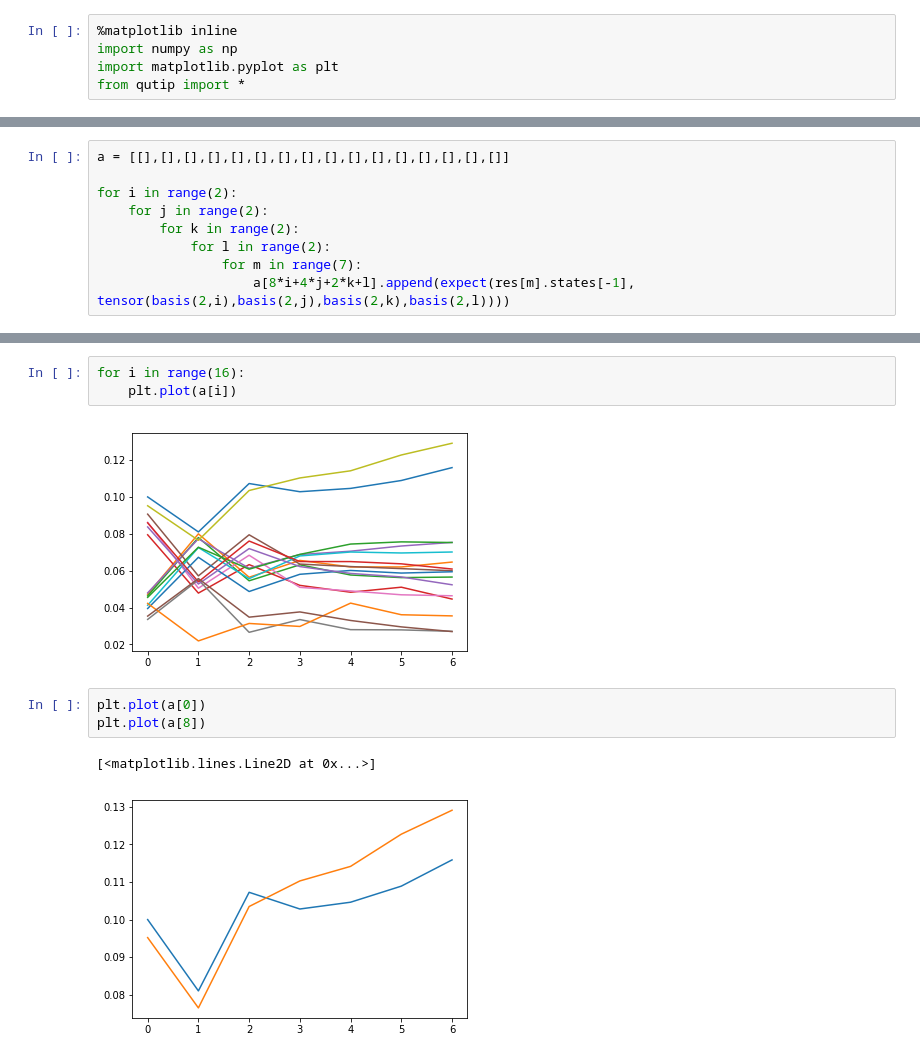
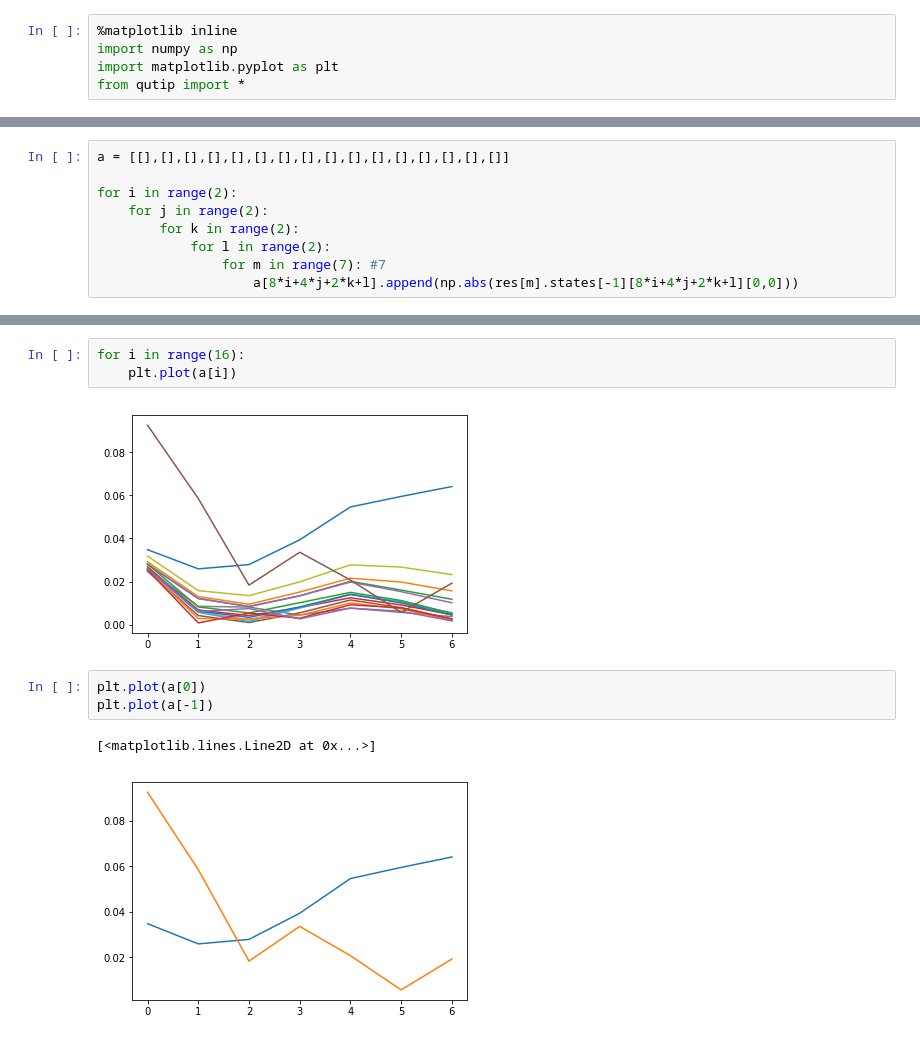
Before and after one commit to mcasanova1445/transmon-thesis, a Jupyter notebook: Grover/Untitled.ipynb, the cells around one changed output, grey strips where cells are left out. Cells and saved outputs as stored; diff of their text form.

```diff
--- a/Grover/Untitled.ipynb
+++ b/Grover/Untitled.ipynb
@@ -33,5 +37,5 @@ for i in range(2):
     for j in range(2):
         for k in range(2):
             for l in range(2):
-                for m in range(7):
-                    a[8*i+4*j+2*k+l].append(expect(res[m].states[-1], tensor(basis(2,i),basis(2,j),basis(2,k),basis(2,l))))
+                for m in range(7): #7
+                    a[8*i+4*j+2*k+l].append(np.abs(res[m].states[-1][8*i+4*j+2*k+l][0,0]))
@@ -39,10 +53,10 @@ for i in range(2):
 for i in range(16):
     plt.plot(a[i])
 # %% [output]
-[figure, old version]
+[figure, new version]
 # %%
 plt.plot(a[0])
-plt.plot(a[8])
+plt.plot(a[-1])
 # %% [output]
 [<matplotlib.lines.Line2D at 0x...>]
-[figure, old version]
+[figure, new version]
```
Also changed, not shown: parts of 3 cells of this notebook, 34 other files.
